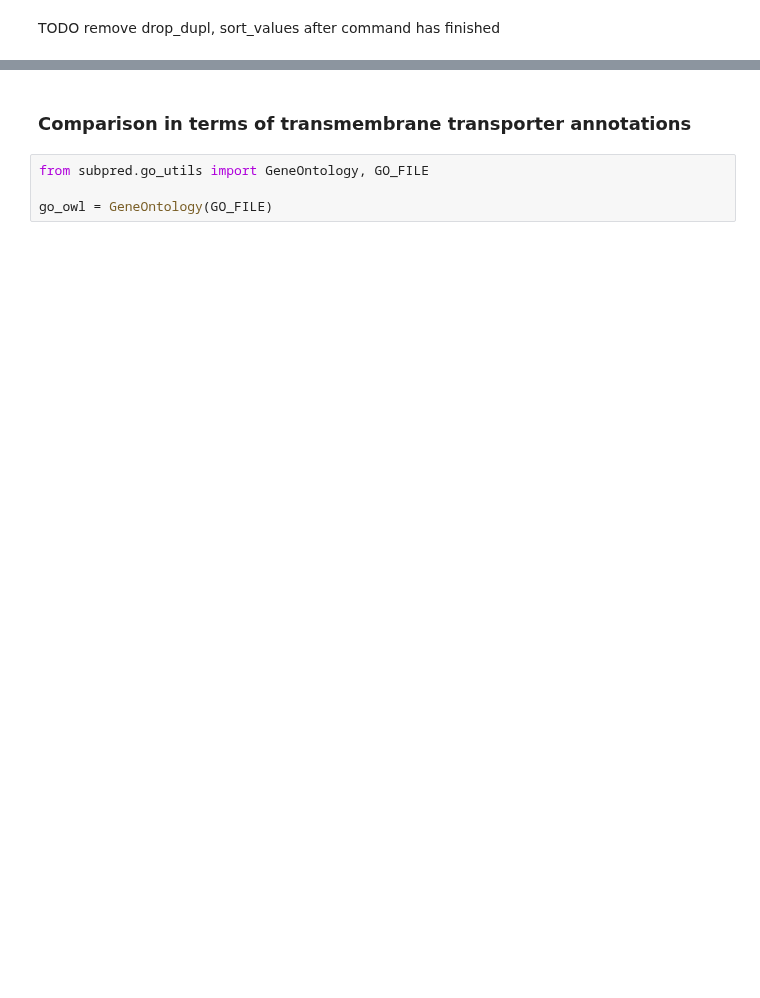
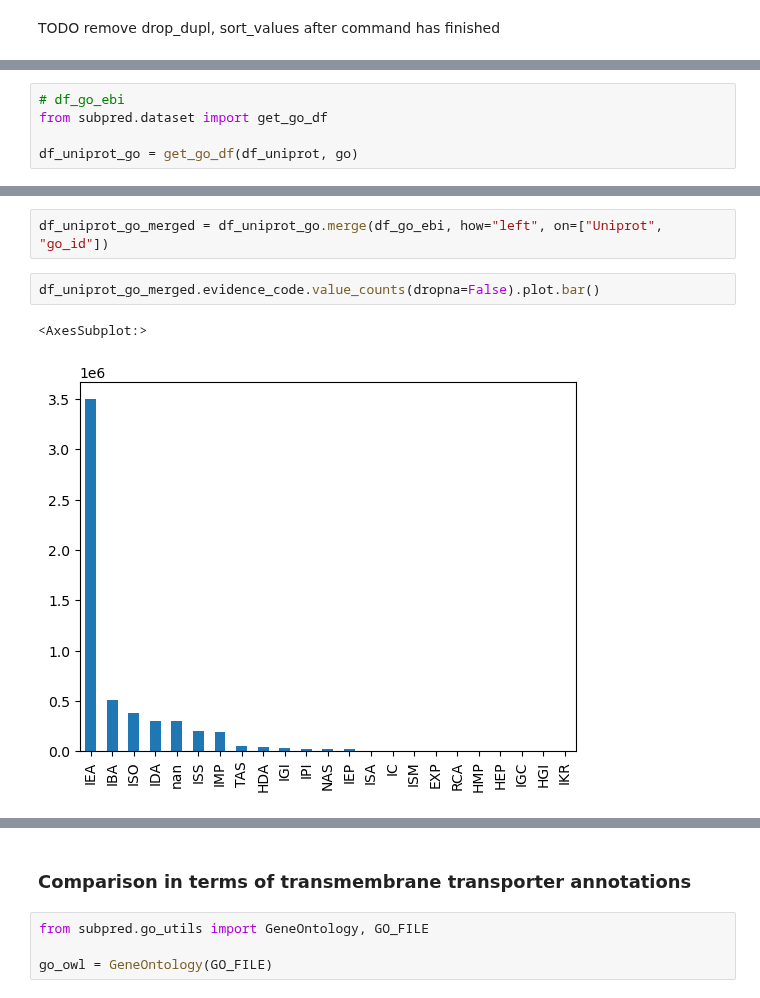
Before and after one commit to adenger/subpred4, a Jupyter notebook: notebooks/ebi_go_test.ipynb, the cells around one changed output, grey strips where cells are left out. Saved outputs shown, nothing was run; the diff lists cells and outputs as text; blank space fills up the shorter version.

```diff
--- a/notebooks/ebi_go_test.ipynb
+++ b/notebooks/ebi_go_test.ipynb
@@ -49,0 +66,5 @@ reading /home/ad/ebi_goa/goa_uniprot_all_iea.tsv.xz.1675783942.2537284.pkl
+# %%
+# df_go_ebi
+from subpred.dataset import get_go_df
+
+df_uniprot_go = get_go_df(df_uniprot, go)
@@ -49,0 +119,7 @@ reading /home/ad/ebi_goa/goa_uniprot_all_iea.tsv.xz.1675783942.2537284.pkl
+# %%
+df_uniprot_go_merged = df_uniprot_go.merge(df_go_ebi, how="left", on=["Uniprot", "go_id"])
+# %%
+df_uniprot_go_merged.evidence_code.value_counts(dropna=False).plot.bar()
+# %% [output]
+<AxesSubplot:>
+[figure, added]
```
Also changed, not shown: parts of 21 cells of this notebook.
